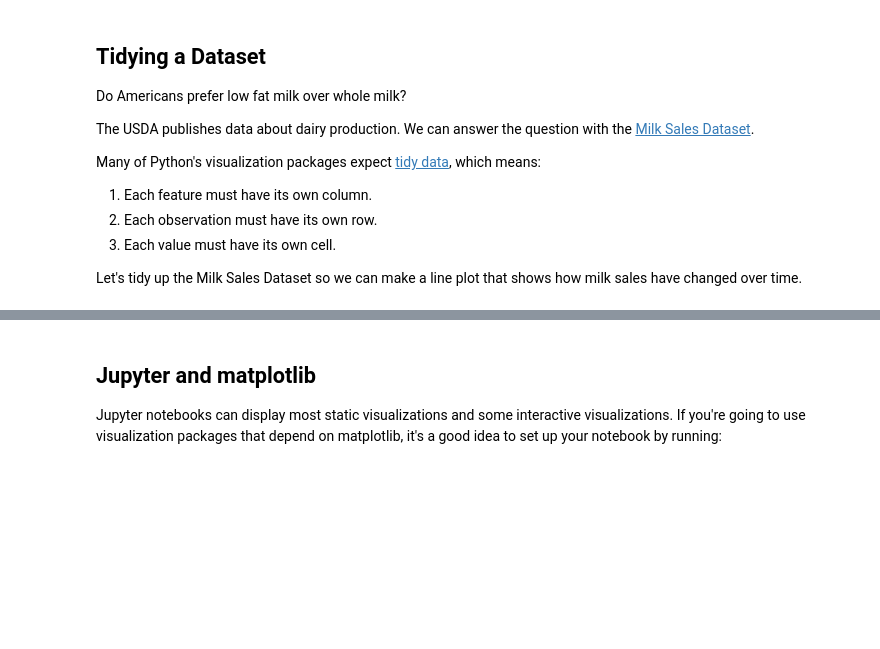
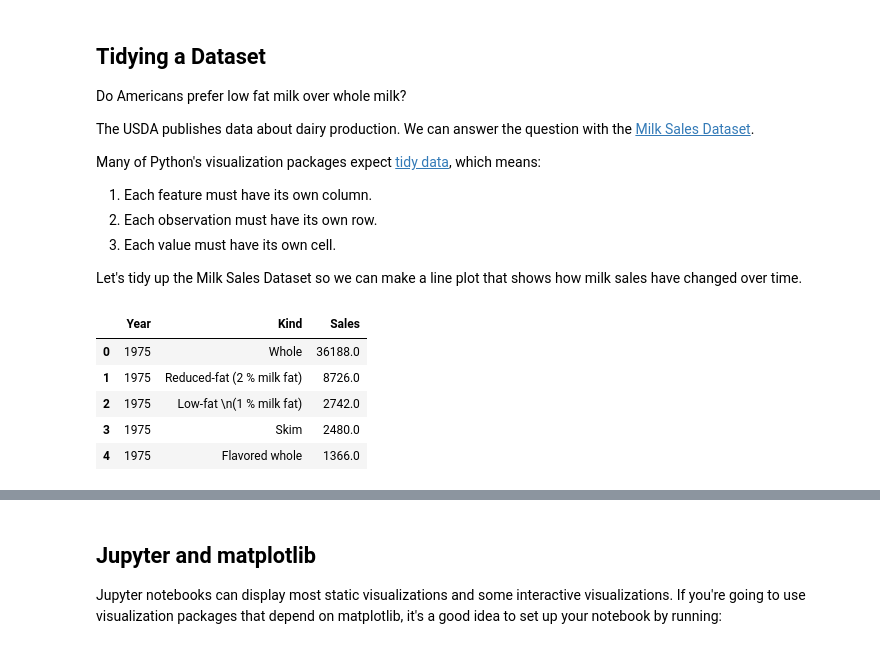
Before and after one commit to 2019-winter-ucdavis-sta141b/notes, a Jupyter notebook: lecture/01.24/notes.ipynb, the cells around one changed output, grey strips where cells are left out. Saved outputs shown, nothing was run; the diff lists cells and outputs as text; code cells hidden in the pictures; blank space fills up the shorter version.

```diff
--- a/lecture/01.24/notes.ipynb
+++ b/lecture/01.24/notes.ipynb
@@ -64,6 +64,41 @@ Let's tidy up the Milk Sales Dataset so we can make a line plot that shows how m
 # %%
 import numpy as np
 import pandas as pd
+# %%
+milk = pd.read_excel("../../data/fluidmilk.xlsx", skiprows = 1)
+
+# quantities in millions of pounds
+
+# Rename first column and fix last column name
+# Also see .rename({"Whole": "Whole Milk"})
+milk.columns.values[0] = "Year"
+
+milk.columns.values[-1] = milk.columns.values[-1].strip("1")
+
+# Slice to get rid of extra rows at the end
+milk = milk[:-3]
+
+# Check data types
+milk.dtypes
+
+# Move columns in tidy format into the index
+milk = milk.set_index("Year")
+
+milk = milk.stack()
+
+# You can use .reset_index() to get a regular data frame
+milk = milk.reset_index()
+milk.columns.values[[1, 2]] = ["Kind", "Sales"]
+
+# MultiIndexes are convenient for subsetting the data
+milk.head()
+# %% [output]
+|  | Year | Kind | Sales |
+| 0 | 1975 | Whole | 36188.0 |
+| 1 | 1975 | Reduced-fat (2 % milk fat) | 8726.0 |
+| 2 | 1975 | Low-fat \n(1 % milk fat) | 2742.0 |
+| 3 | 1975 | Skim | 2480.0 |
+| 4 | 1975 | Flavored whole | 1366.0 |
 # %% [markdown]
 ## Visualization in Python
 
```
Also changed, not shown: parts of 4 cells of this notebook.
